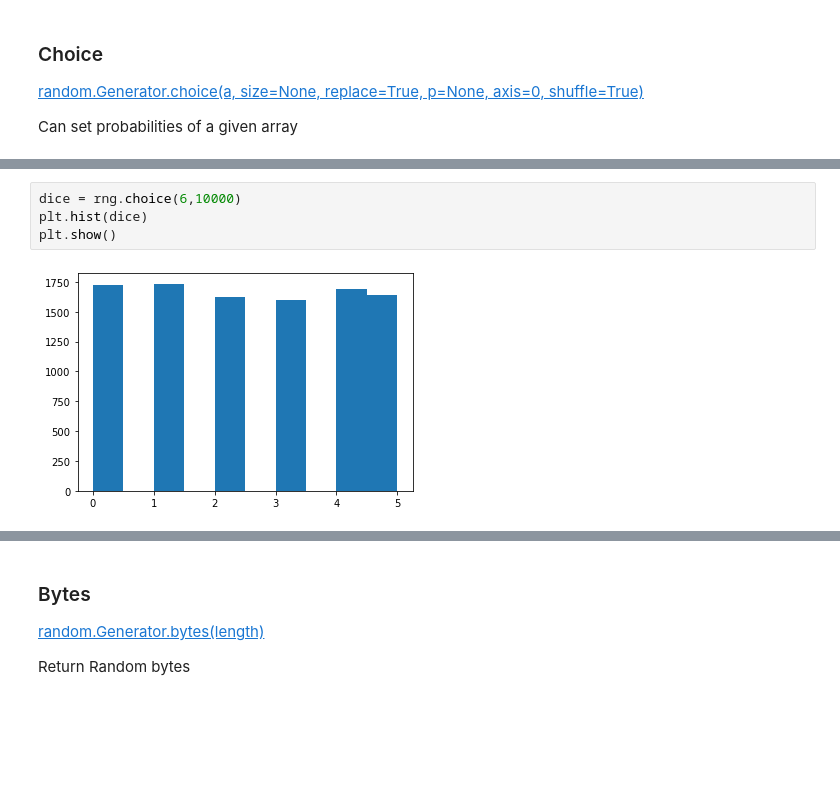
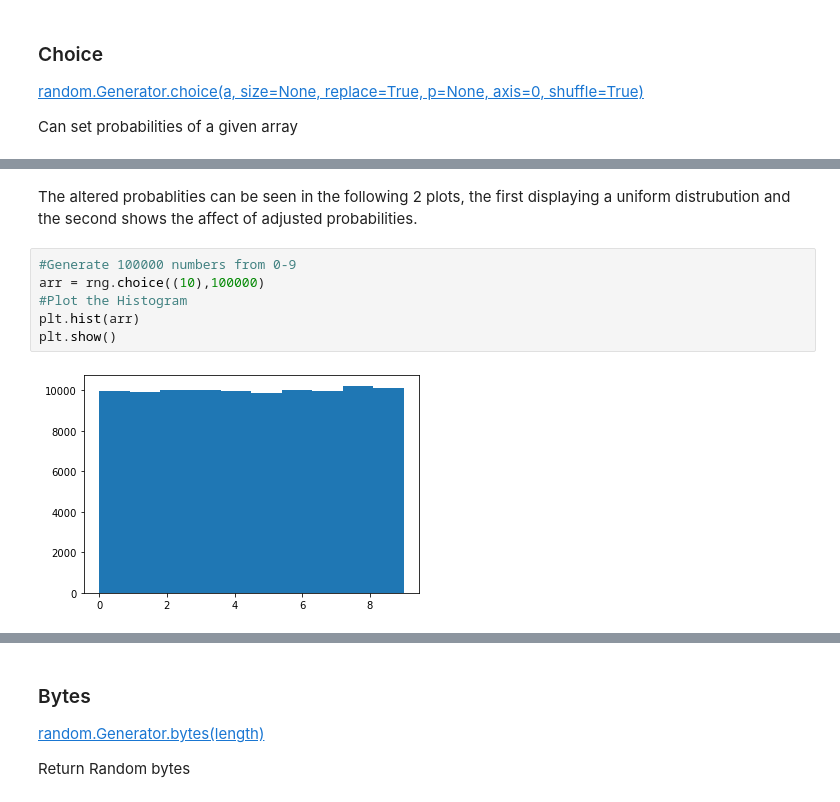
Before and after one commit to ShanePAustin/numpy-random, a Jupyter notebook: numpy-random.ipynb, the cells around one changed output, grey strips where cells are left out. Saved outputs shown, nothing was run; the diff lists cells and outputs as text; blank space fills up the shorter version.

```diff
--- a/numpy-random.ipynb
+++ b/numpy-random.ipynb
@@ -182,6 +206,10 @@ array([2, 1, 4, 1, 1, 1, 4, 2, 1, 2, 1, 4, 1, 1, 1, 2, 1, 1, 5, 1, 1, 1,
-# %%
-dice = rng.choice(6,10000)
-plt.hist(dice)
-plt.show()
-# %% [output]
-[figure, removed]
+# %% [markdown]
+The altered probablities can be seen in the following 2 plots, the first displaying a uniform distrubution and the second shows the affect of adjusted probabilities.
+# %%
+#Generate 100000 numbers from 0-9
+arr = rng.choice((10),100000)
+#Plot the Histogram
+plt.hist(arr)
+plt.show()
+# %% [output]
+[figure, added]
```
Also changed, not shown: parts of 44 cells of this notebook.
